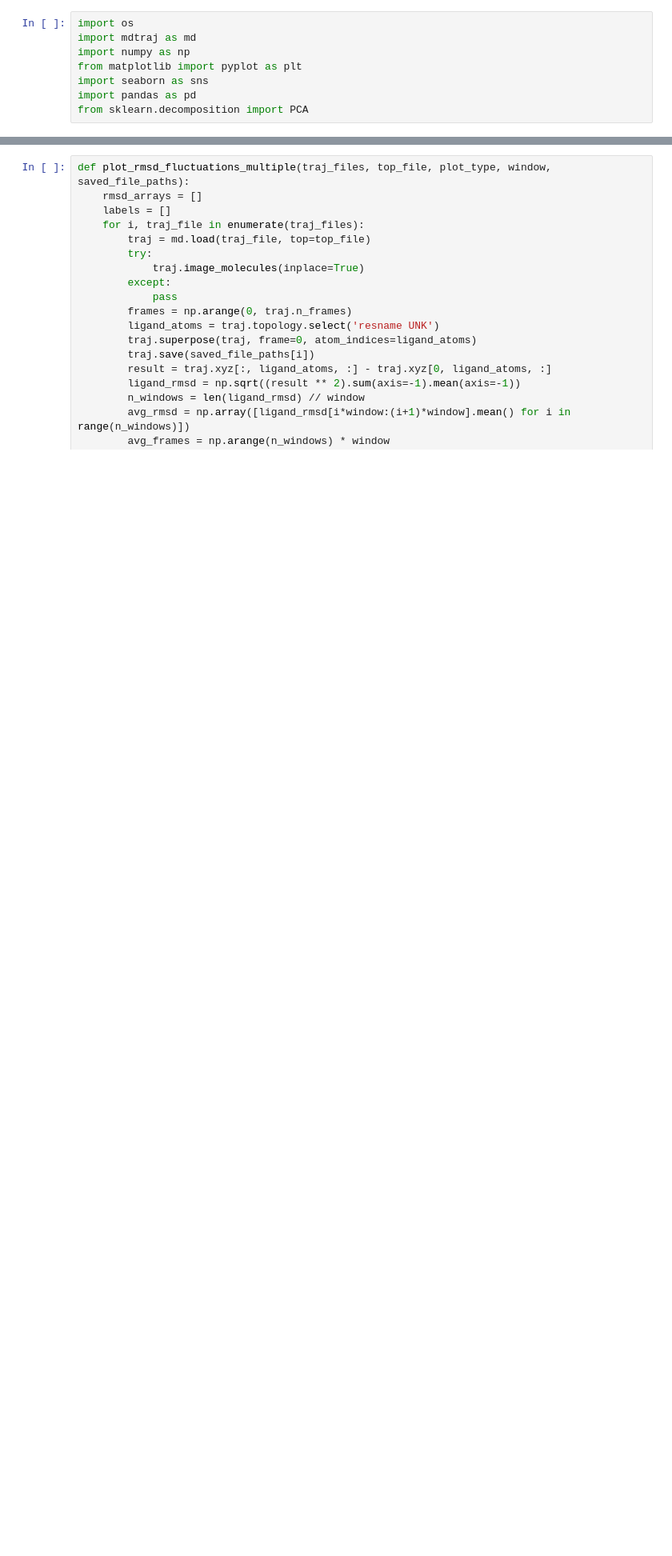
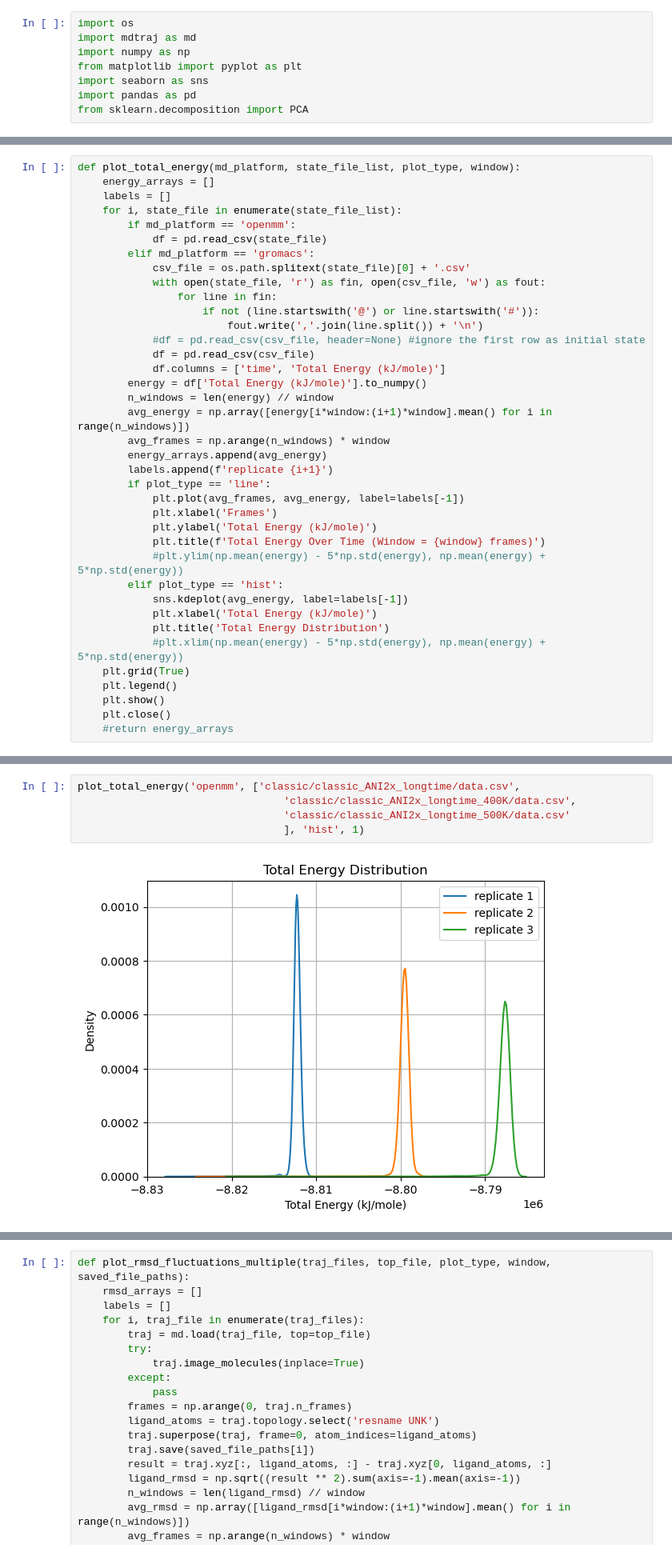
Before and after one commit to HaoLan-compchem/blog_03_12_2025, a Jupyter notebook: ligand_only/analysis.ipynb, the cells around one changed output, grey strips where cells are left out. Shown at 80% size. Saved outputs shown, nothing was run; the diff lists cells and outputs as text; blank space fills up the shorter version.

```diff
--- a/ligand_only/analysis.ipynb
+++ b/ligand_only/analysis.ipynb
@@ -44,6 +44,44 @@ def plot_potential_energy(md_platform, state_file_list, plot_type, window):
     plt.show()
     plt.close()
     #return energy_arrays
+# %%
+def plot_total_energy(md_platform, state_file_list, plot_type, window):
+    energy_arrays = []
+    labels = []
+    for i, state_file in enumerate(state_file_list):
+        if md_platform == 'openmm':
+            df = pd.read_csv(state_file)
+        elif md_platform == 'gromacs':
+            csv_file = os.path.splitext(state_file)[0] + '.csv'
+            with open(state_file, 'r') as fin, open(csv_file, 'w') as fout:
+                for line in fin:
+                    if not (line.startswith('@') or line.startswith('#')):
+                        fout.write(','.join(line.split()) + '\n')
+            #df = pd.read_csv(csv_file, header=None) #ignore the first row as initial state
+            df = pd.read_csv(csv_file)
+            df.columns = ['time', 'Total Energy (kJ/mole)']
+        energy = df['Total Energy (kJ/mole)'].to_numpy()
+        n_windows = len(energy) // window
+        avg_energy = np.array([energy[i*window:(i+1)*window].mean() for i in range(n_windows)])
+        avg_frames = np.arange(n_windows) * window
+        energy_arrays.append(avg_energy)
+        labels.append(f'replicate {i+1}')
+        if plot_type == 'line':
+            plt.plot(avg_frames, avg_energy, label=labels[-1])
+            plt.xlabel('Frames')
+            plt.ylabel('Total Energy (kJ/mole)')
+            plt.title(f'Total Energy Over Time (Window = {window} frames)')
+            #plt.ylim(np.mean(energy) - 5*np.std(energy), np.mean(energy) + 5*np.std(energy))
+        elif plot_type == 'hist':
+            sns.kdeplot(avg_energy, label=labels[-1])
+            plt.xlabel('Total Energy (kJ/mole)')
+            plt.title('Total Energy Distribution')
+            #plt.xlim(np.mean(energy) - 5*np.std(energy), np.mean(energy) + 5*np.std(energy))
+    plt.grid(True)
+    plt.legend()
+    plt.show()
+    plt.close()
+    #return energy_arrays
 # %%
 plot_potential_energy('openmm', ['classic/classic_gaff/energy_data.csv'], 'line', 1)
 plot_potential_energy('openmm', ['classic/classic_sage/energy_data.csv'], 'line', 1)
@@ -56,0 +97,7 @@ plot_potential_energy('openmm', ['classic/classic_MACEsmall/data.csv'], 'line',
+# %%
+plot_total_energy('openmm', ['classic/classic_ANI2x_longtime/data.csv',
+                                 'classic/classic_ANI2x_longtime_400K/data.csv',
+                                 'classic/classic_ANI2x_longtime_500K/data.csv'
+                                 ], 'hist', 1)
+# %% [output]
+[figure, added]
```
Also changed, not shown: parts of 5 cells of this notebook, 15 other files.
